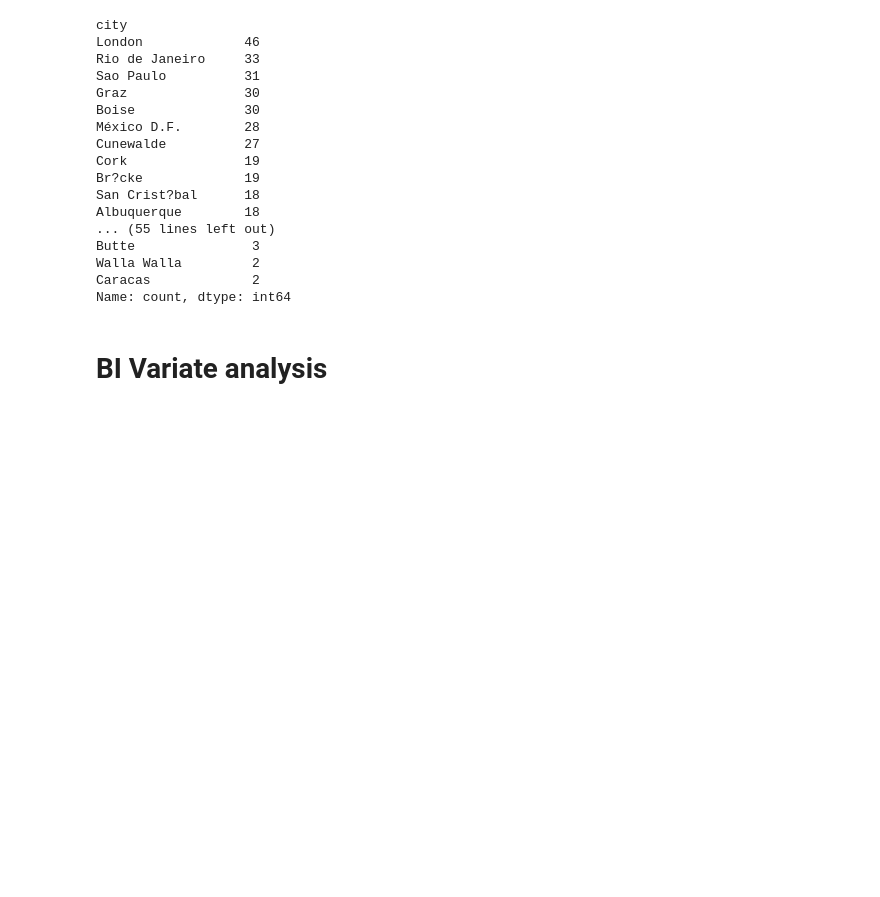
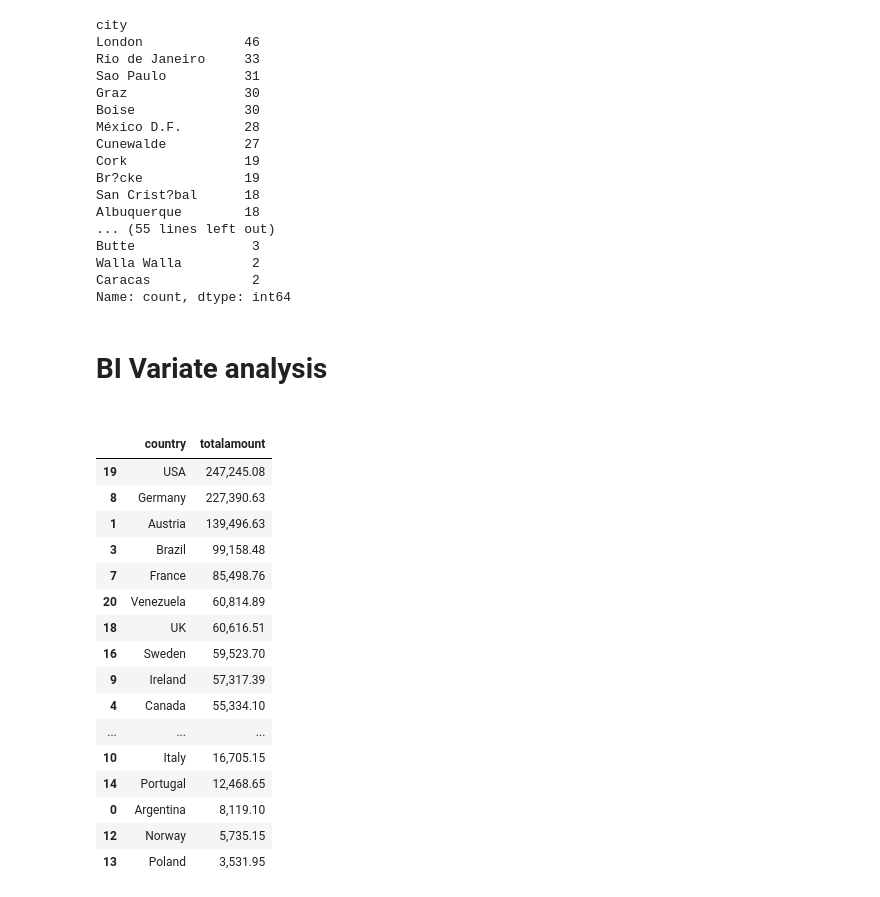
Before and after one commit to AHMEDNASR281/newDataTest, a Jupyter notebook: test1.ipynb, the cells around one changed output. Drawn from its saved outputs; the diff is of its cells as text; code cells hidden in the pictures; blank space fills up the shorter version.

```diff
--- a/test1.ipynb
+++ b/test1.ipynb
@@ -163,3 +163,23 @@ px.bar(data_frame=orders.country.value_counts() , title='Distribution of countri
 px.pie(data_frame=orders , names='country' , title='Distribution of countries')
 # %% [markdown]
  <h1> BI Variate analysis <h1>
+# %%
+orders.groupby('country' , as_index=False)['totalamount'].sum().sort_values('totalamount' , ascending=False)
+# %% [output]
+|  | country | totalamount |
+| 19 | USA | 247,245.08 |
+| 8 | Germany | 227,390.63 |
+| 1 | Austria | 139,496.63 |
+| 3 | Brazil | 99,158.48 |
+| 7 | France | 85,498.76 |
+| 20 | Venezuela | 60,814.89 |
+| 18 | UK | 60,616.51 |
+| 16 | Sweden | 59,523.70 |
+| 9 | Ireland | 57,317.39 |
+| 4 | Canada | 55,334.10 |
+| ... | ... | ... |
+| 10 | Italy | 16,705.15 |
+| 14 | Portugal | 12,468.65 |
+| 0 | Argentina | 8,119.10 |
+| 12 | Norway | 5,735.15 |
+| 13 | Poland | 3,531.95 |
```
Also changed, not shown: parts of 8 cells of this notebook.
